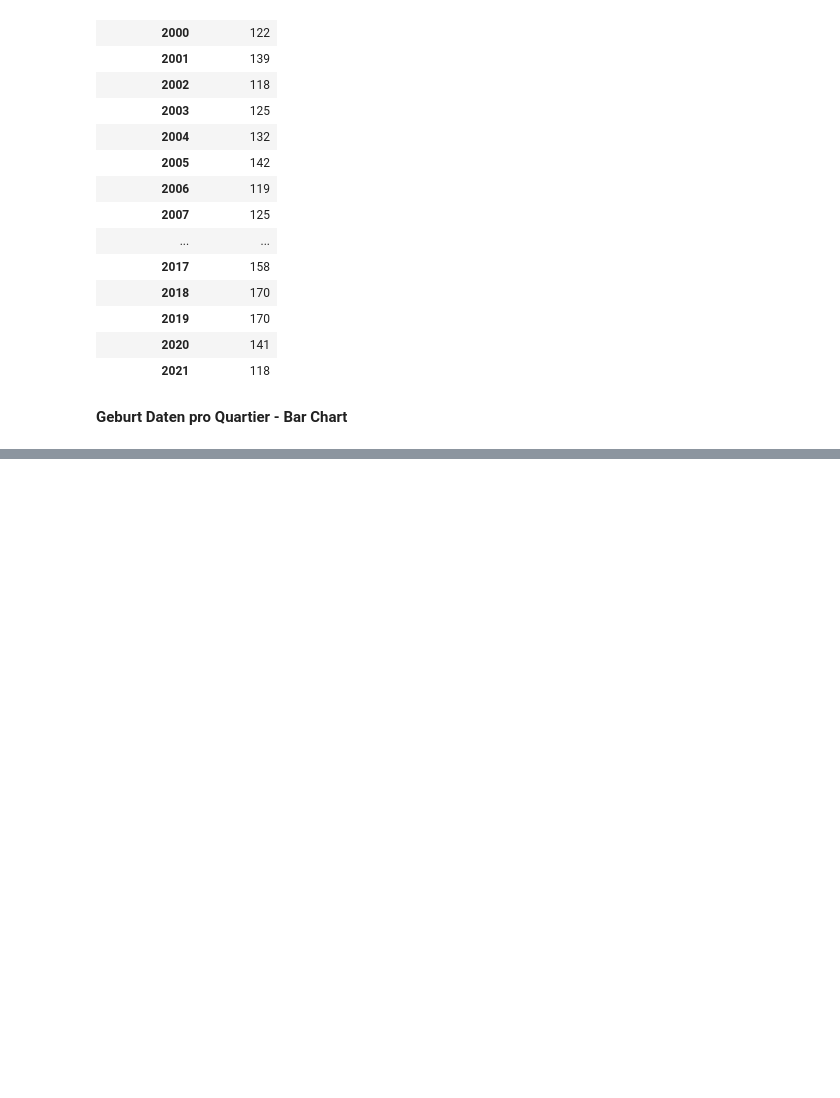
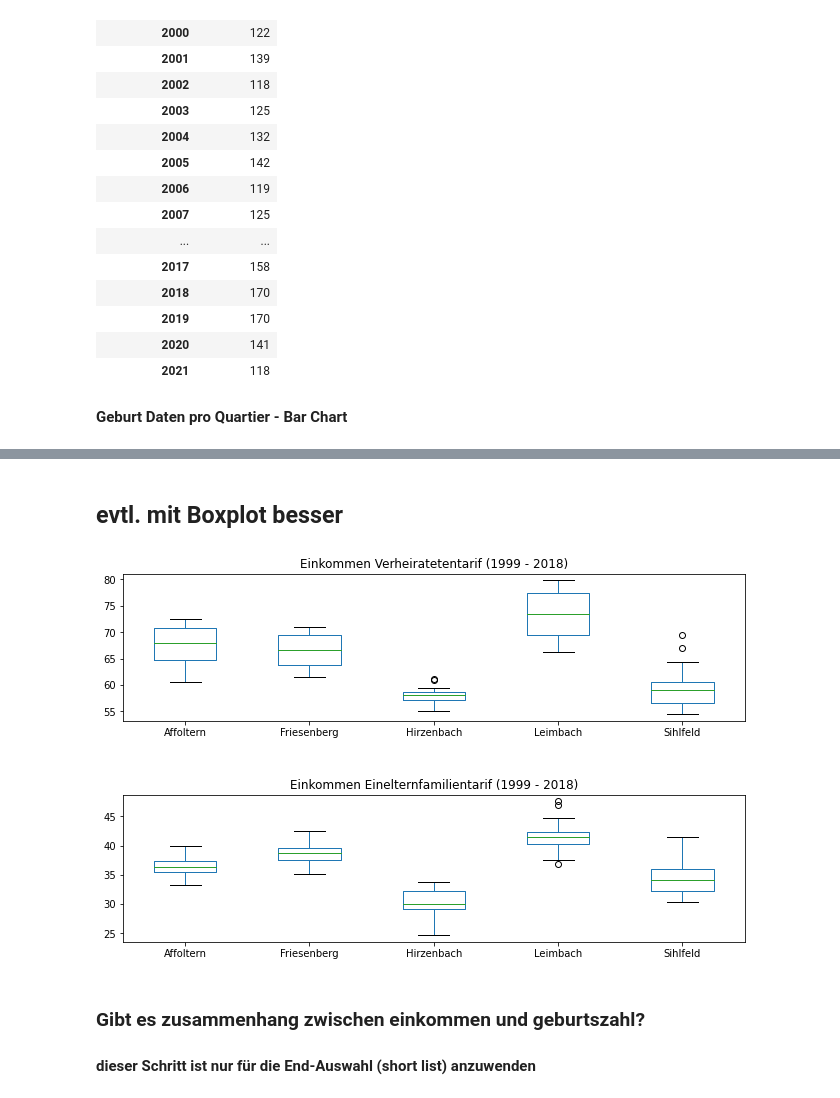
Before and after one commit to EbruDulak/CAS-INFE-21.12-Scripting-Project, a Jupyter notebook: ScriptingKitaProject.ipynb, the cells around one changed output, grey strips where cells are left out. Saved outputs shown, nothing was run; the diff lists cells and outputs as text; code cells hidden in the pictures; blank space fills up the shorter version.

```diff
--- a/ScriptingKitaProject.ipynb
+++ b/ScriptingKitaProject.ipynb
@@ -466,0 +991,26 @@ plt.show()
+# %% [markdown]
+## evtl. mit Boxplot besser
+# %%
+fig = plt.figure() # create figure
+
+ax0 = fig.add_subplot(2, 1, 1) # add subplot 1
+ax1 = fig.add_subplot(2, 1, 2) # add subplot 2
+
+fig.tight_layout()
+
+# Subplot 1: Verheiratetentarif
+df_income_sel_verh_pivot.plot(kind='box', figsize=(10, 6), ax=ax0)
+ax0.set_title('Einkommen Verheiratetentarif (1999 - 2018)')
+
+# Subplot 2: Einelternfamilientarif
+df_income_sel_einf_pivot.plot(kind='box', figsize=(10, 6), ax=ax1)
+ax1.set_title('Einkommen Einelternfamilientarif (1999 - 2018)')
+
+fig.subplots_adjust(hspace=0.5)
+
+plt.show()
+# %% [output]
+[figure, added]
+# %% [markdown]
+### Gibt es zusammenhang zwischen einkommen und geburtszahl?
+#### dieser Schritt ist nur für die End-Auswahl (short list) anzuwenden
```
Also changed, not shown: parts of 48 cells of this notebook.
